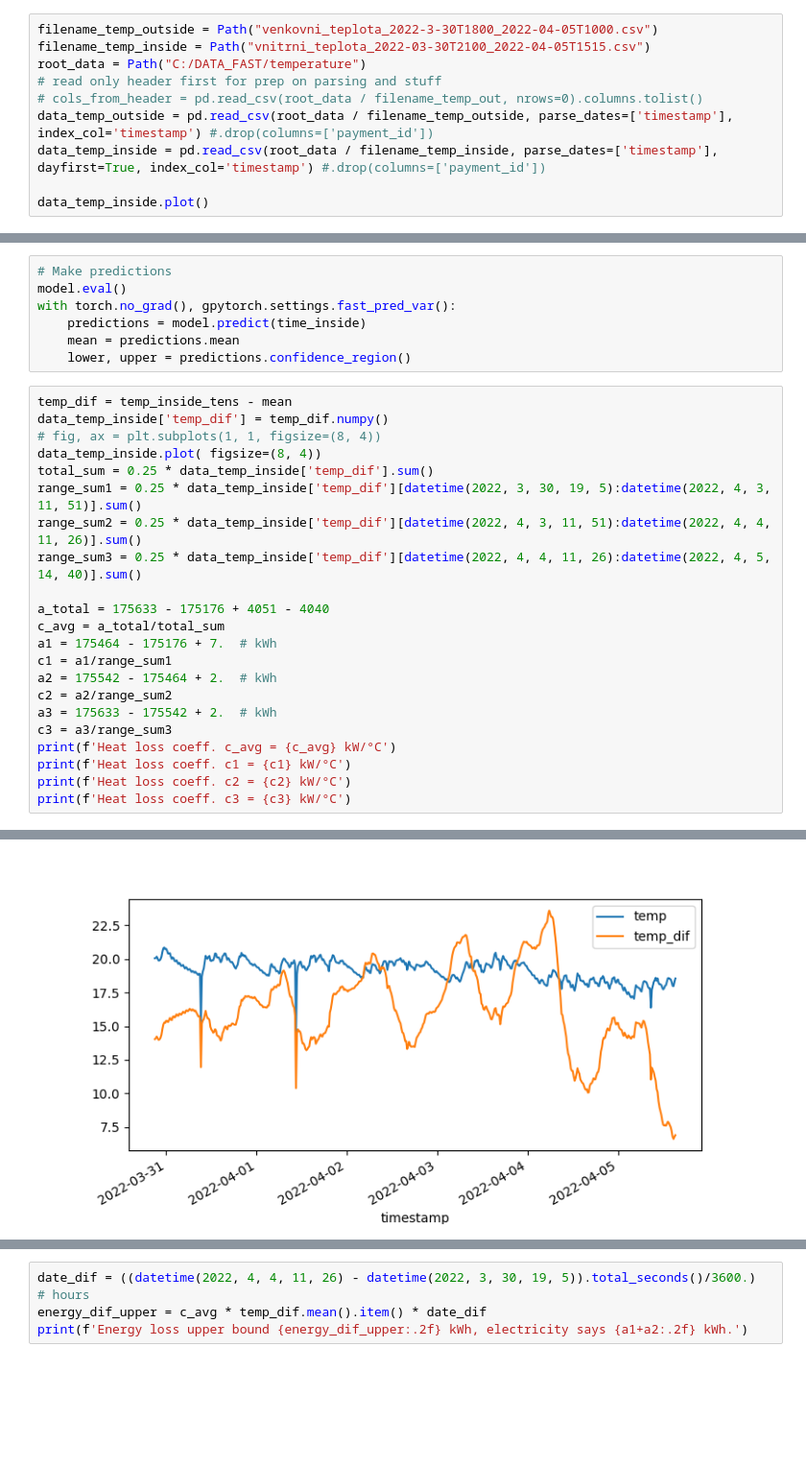
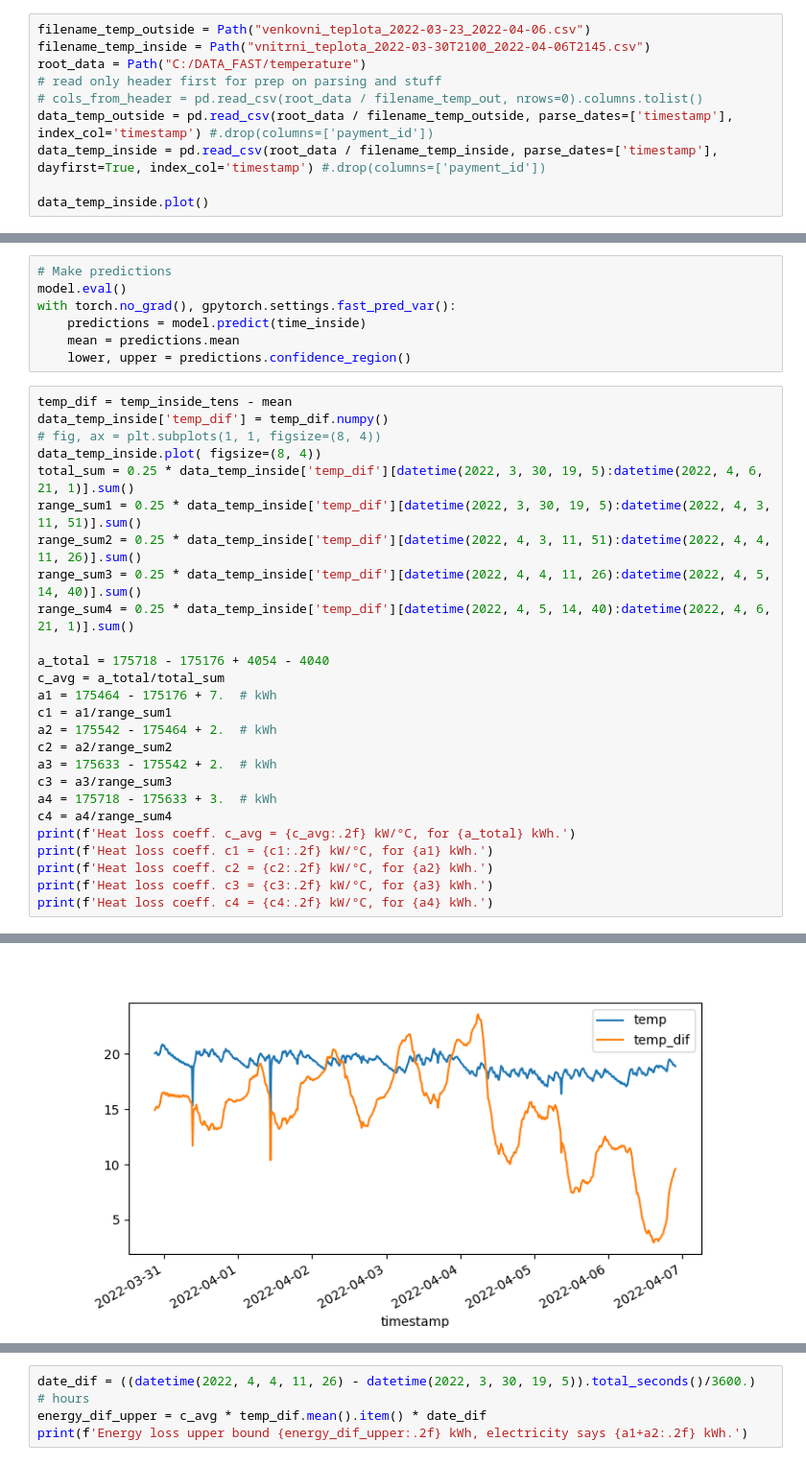
Before and after one commit to ronmarti/various-data-analysis, a Jupyter notebook: heat-loss/heat_loss_modeling.ipynb, the cells around one changed output, grey strips where cells are left out. Shown: that part at 96% size. Drawn from its saved outputs; the diff is of its cells as text; blank space fills up the shorter version.

Commit message:
heat loss update

```diff
--- a/heat-loss/heat_loss_modeling.ipynb
+++ b/heat-loss/heat_loss_modeling.ipynb
@@ -26,8 +26,8 @@ from statsmodels_collection.fitting import fit
 # %% [output]
 Current working dir:     c:\GitRepos\various-data-analysis\heat-loss
 # %%
-filename_temp_outside = Path("venkovni_teplota_2022-3-30T1800_2022-04-05T1000.csv")
-filename_temp_inside = Path("vnitrni_teplota_2022-03-30T2100_2022-04-05T1515.csv")
+filename_temp_outside = Path("venkovni_teplota_2022-03-23_2022-04-06.csv")
+filename_temp_inside = Path("vnitrni_teplota_2022-03-30T2100_2022-04-06T2145.csv")
 root_data = Path("C:/DATA_FAST/temperature")
 # read only header first for prep on parsing and stuff
 # cols_from_header = pd.read_csv(root_data / filename_temp_out, nrows=0).columns.tolist()
@@ -130,12 +130,13 @@ temp_dif = temp_inside_tens - mean
 data_temp_inside['temp_dif'] = temp_dif.numpy()
 # fig, ax = plt.subplots(1, 1, figsize=(8, 4))
 data_temp_inside.plot( figsize=(8, 4))
-total_sum = 0.25 * data_temp_inside['temp_dif'].sum()
+total_sum = 0.25 * data_temp_inside['temp_dif'][datetime(2022, 3, 30, 19, 5):datetime(2022, 4, 6, 21, 1)].sum()
 range_sum1 = 0.25 * data_temp_inside['temp_dif'][datetime(2022, 3, 30, 19, 5):datetime(2022, 4, 3, 11, 51)].sum()
 range_sum2 = 0.25 * data_temp_inside['temp_dif'][datetime(2022, 4, 3, 11, 51):datetime(2022, 4, 4, 11, 26)].sum()
 range_sum3 = 0.25 * data_temp_inside['temp_dif'][datetime(2022, 4, 4, 11, 26):datetime(2022, 4, 5, 14, 40)].sum()
+range_sum4 = 0.25 * data_temp_inside['temp_dif'][datetime(2022, 4, 5, 14, 40):datetime(2022, 4, 6, 21, 1)].sum()
 
-a_total = 175633 - 175176 + 4051 - 4040
+a_total = 175718 - 175176 + 4054 - 4040
 c_avg = a_total/total_sum
 a1 = 175464 - 175176 + 7.  # kWh
 c1 = a1/range_sum1
@@ -143,8 +144,11 @@ a2 = 175542 - 175464 + 2.  # kWh
 c2 = a2/range_sum2
 a3 = 175633 - 175542 + 2.  # kWh
 c3 = a3/range_sum3
-print(f'Heat loss coeff. c_avg = {c_avg} kW/°C')
-print(f'Heat loss coeff. c1 = {c1} kW/°C')
-print(f'Heat loss coeff. c2 = {c2} kW/°C')
-print(f'Heat loss coeff. c3 = {c3} kW/°C')
+a4 = 175718 - 175633 + 3.  # kWh
+c4 = a4/range_sum4
+print(f'Heat loss coeff. c_avg = {c_avg:.2f} kW/°C, for {a_total} kWh.')
+print(f'Heat loss coeff. c1 = {c1:.2f} kW/°C, for {a1} kWh.')
+print(f'Heat loss coeff. c2 = {c2:.2f} kW/°C, for {a2} kWh.')
+print(f'Heat loss coeff. c3 = {c3:.2f} kW/°C, for {a3} kWh.')
+print(f'Heat loss coeff. c4 = {c4:.2f} kW/°C, for {a4} kWh.')
 # %% [output]
@@ -155 +160 @@ Heat loss coeff. c3 = 0.2764395762853468 kW/°C
-[figure, old version]
+[figure, new version]
```
Also changed, not shown: parts of 5 cells of this notebook.
